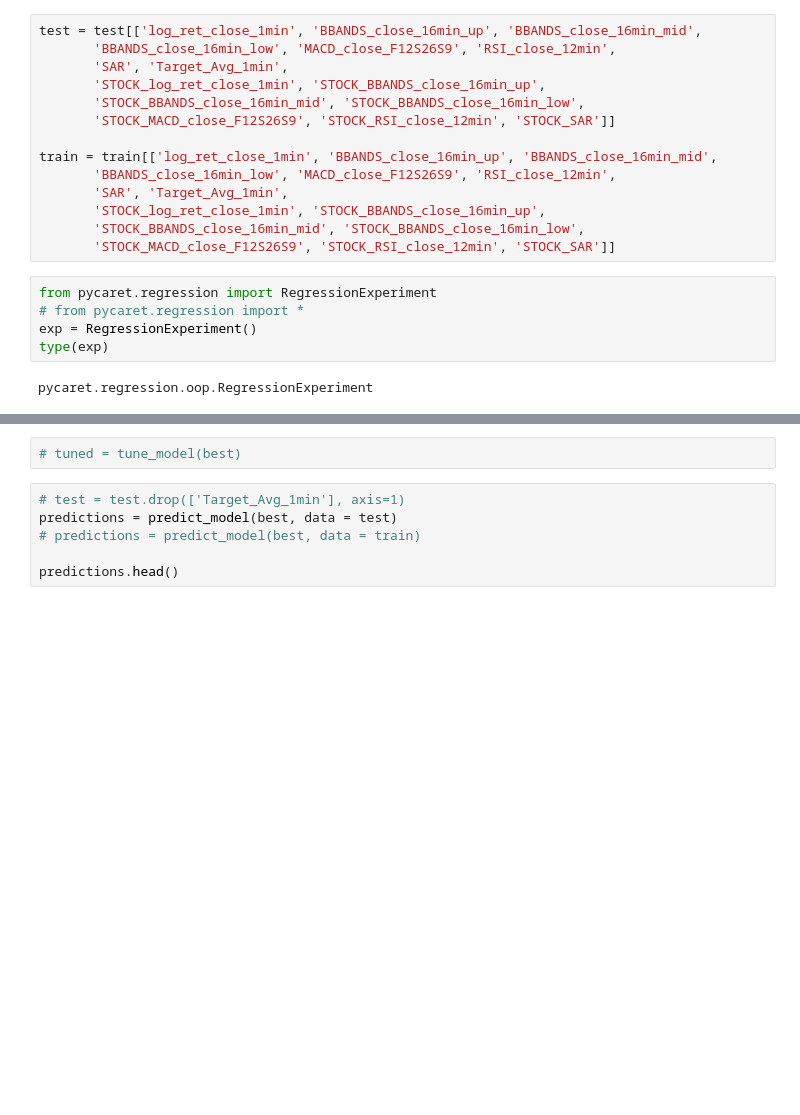
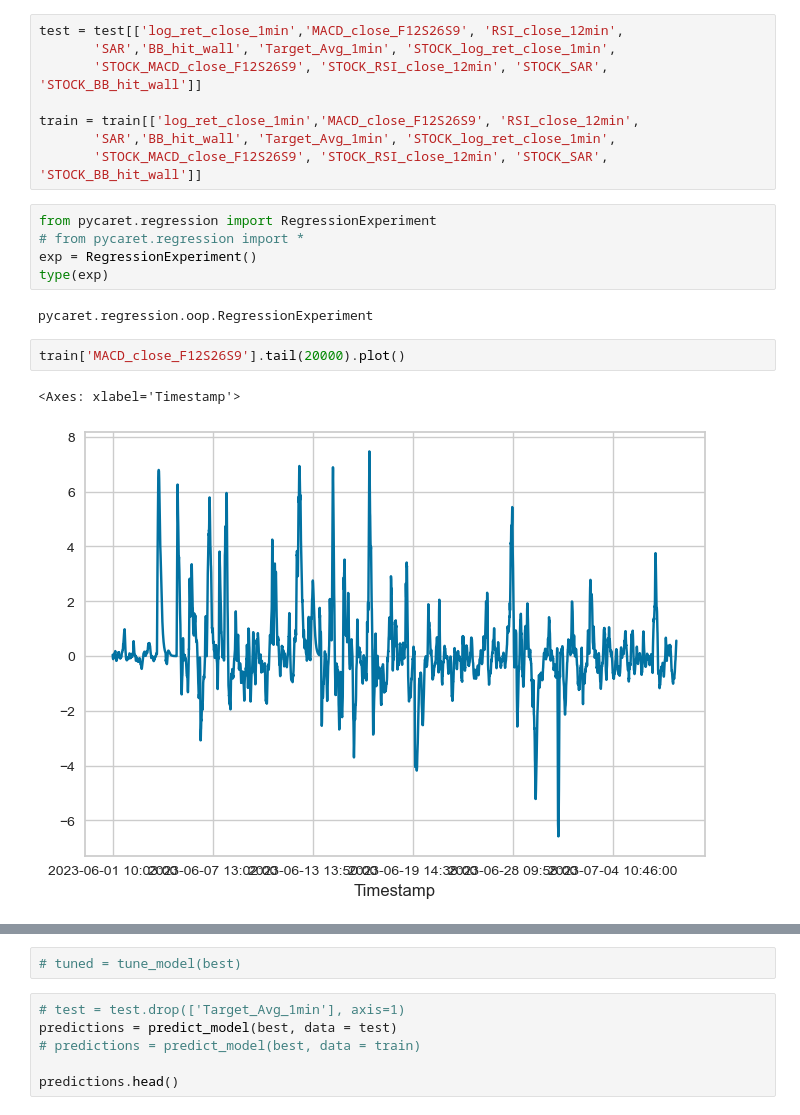
Before and after one commit to Aaron3963/Orient-Securities-2023, a Jupyter notebook: 多因子/train_pycaret.ipynb, the cells around one changed output, grey strips where cells are left out. Cells and saved outputs as stored; diff of their text form; blank space fills up the shorter version.

```diff
--- a/多因子/train_pycaret.ipynb
+++ b/多因子/train_pycaret.ipynb
@@ -23,18 +22,12 @@ Index(['Open', 'High', 'Low', 'Volume', 'Turnover', 'Close', 'Avg',
       dtype='object')
 # %%
-test = test[['log_ret_close_1min', 'BBANDS_close_16min_up', 'BBANDS_close_16min_mid',
-       'BBANDS_close_16min_low', 'MACD_close_F12S26S9', 'RSI_close_12min',
-       'SAR', 'Target_Avg_1min',
-       'STOCK_log_ret_close_1min', 'STOCK_BBANDS_close_16min_up',
-       'STOCK_BBANDS_close_16min_mid', 'STOCK_BBANDS_close_16min_low',
-       'STOCK_MACD_close_F12S26S9', 'STOCK_RSI_close_12min', 'STOCK_SAR']]
+test = test[['log_ret_close_1min','MACD_close_F12S26S9', 'RSI_close_12min',
+       'SAR','BB_hit_wall', 'Target_Avg_1min', 'STOCK_log_ret_close_1min',
+       'STOCK_MACD_close_F12S26S9', 'STOCK_RSI_close_12min', 'STOCK_SAR', 'STOCK_BB_hit_wall']]
 
-train = train[['log_ret_close_1min', 'BBANDS_close_16min_up', 'BBANDS_close_16min_mid',
-       'BBANDS_close_16min_low', 'MACD_close_F12S26S9', 'RSI_close_12min',
-       'SAR', 'Target_Avg_1min',
-       'STOCK_log_ret_close_1min', 'STOCK_BBANDS_close_16min_up',
-       'STOCK_BBANDS_close_16min_mid', 'STOCK_BBANDS_close_16min_low',
-       'STOCK_MACD_close_F12S26S9', 'STOCK_RSI_close_12min', 'STOCK_SAR']]
+train = train[['log_ret_close_1min','MACD_close_F12S26S9', 'RSI_close_12min',
+       'SAR','BB_hit_wall', 'Target_Avg_1min', 'STOCK_log_ret_close_1min',
+       'STOCK_MACD_close_F12S26S9', 'STOCK_RSI_close_12min', 'STOCK_SAR', 'STOCK_BB_hit_wall']]
 # %%
 from pycaret.regression import RegressionExperiment
 # from pycaret.regression import *
@@ -42,6 +35,11 @@ exp = RegressionExperiment()
 type(exp)
 # %% [output]
 pycaret.regression.oop.RegressionExperiment
+# %%
+train['MACD_close_F12S26S9'].tail(20000).plot()
+# %% [output]
+<Axes: xlabel='Timestamp'>
+[figure, added]
 # %%
 setup(data=train, data_split_shuffle = False,preprocess = False, feature_selection= True,target='Target_Avg_1min', session_id = 123)
 
```
Also changed, not shown: parts of 5 cells of this notebook, 2 other files.
